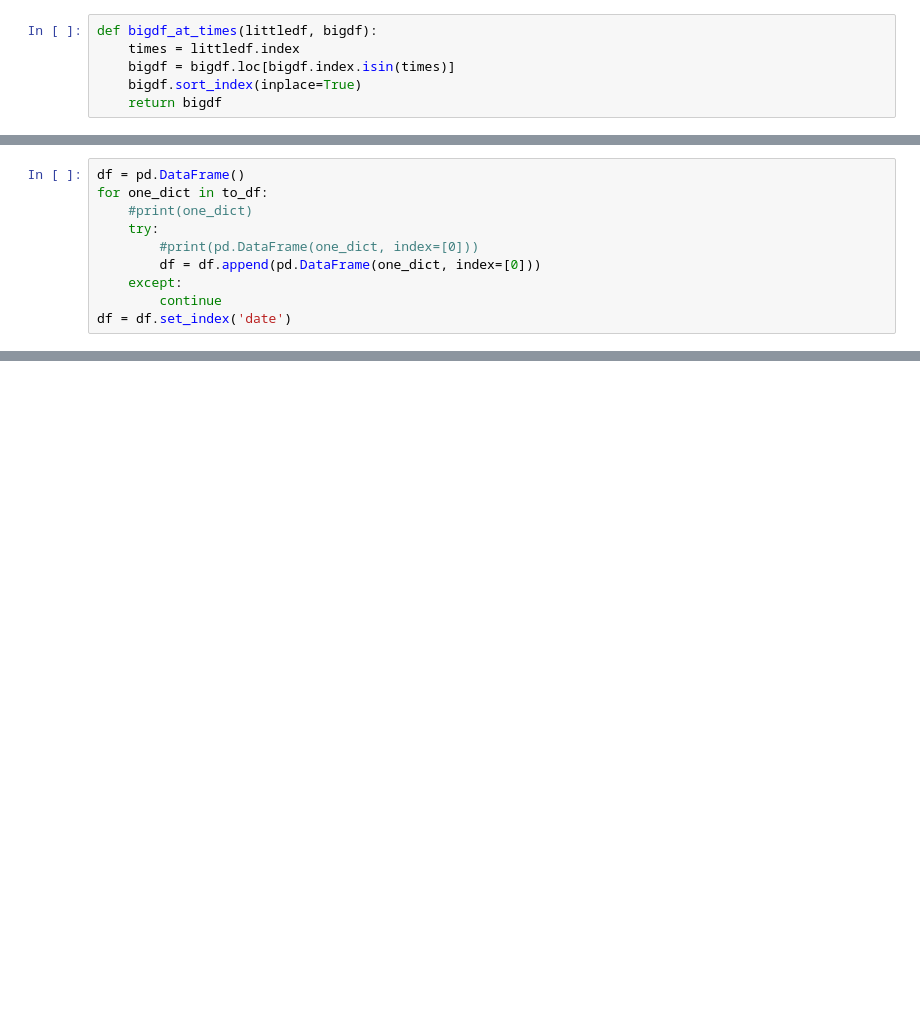
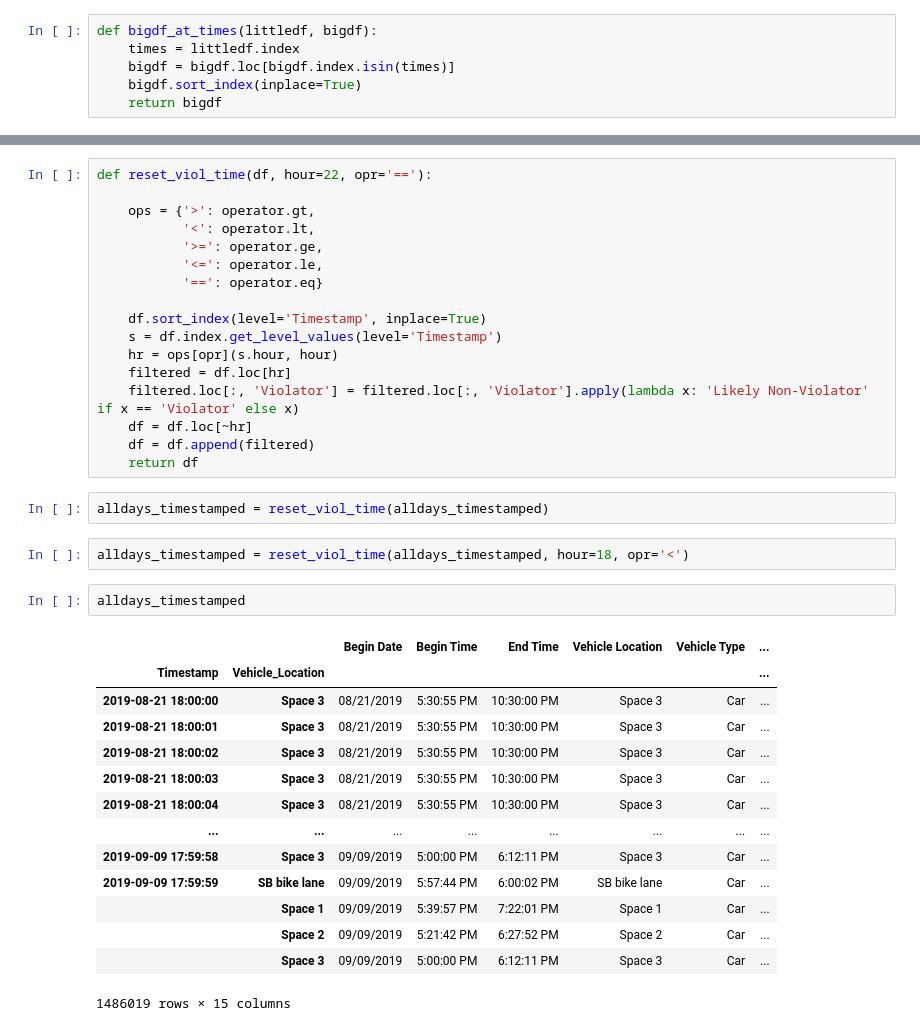
Before and after one commit to ucla-its/curb-analysis-visuals, a Jupyter notebook: AnalyzeBetter.ipynb, the cells around one changed output, grey strips where cells are left out. Cells and saved outputs as stored; diff of their text form; blank space fills up the shorter version.

```diff
--- a/AnalyzeBetter.ipynb
+++ b/AnalyzeBetter.ipynb
@@ -152,10 +157,0 @@ to_df = plot_everything(alldays_timestamped)
-# %%
-df = pd.DataFrame()
-for one_dict in to_df:
-    #print(one_dict)
-    try:
-        #print(pd.DataFrame(one_dict, index=[0]))
-        df = df.append(pd.DataFrame(one_dict, index=[0]))
-    except:
-        continue
-df = df.set_index('date')
@@ -186,0 +280,38 @@ df
+# %%
+def reset_viol_time(df, hour=22, opr='=='):
+
+    ops = {'>': operator.gt,
+           '<': operator.lt,
+           '>=': operator.ge,
+           '<=': operator.le,
+           '==': operator.eq}
+
+    df.sort_index(level='Timestamp', inplace=True)
+    s = df.index.get_level_values(level='Timestamp')
+    hr = ops[opr](s.hour, hour)
+    filtered = df.loc[hr]
+    filtered.loc[:, 'Violator'] = filtered.loc[:, 'Violator'].apply(lambda x: 'Likely Non-Violator' if x == 'Violator' else x)
+    df = df.loc[~hr]
+    df = df.append(filtered)
+    return df
+# %%
+alldays_timestamped = reset_viol_time(alldays_timestamped)
+# %%
+alldays_timestamped = reset_viol_time(alldays_timestamped, hour=18, opr='<')
+# %%
+alldays_timestamped
+# %% [output]
+|  |  | Begin Date | Begin Time | End Time | Vehicle Location | Vehicle Type | ... |
+| Timestamp | Vehicle_Location |  |  |  |  |  | ... |
+| 2019-08-21 18:00:00 | Space 3 | 08/21/2019 | 5:30:55 PM | 10:30:00 PM | Space 3 | Car | ... |
+| 2019-08-21 18:00:01 | Space 3 | 08/21/2019 | 5:30:55 PM | 10:30:00 PM | Space 3 | Car | ... |
+| 2019-08-21 18:00:02 | Space 3 | 08/21/2019 | 5:30:55 PM | 10:30:00 PM | Space 3 | Car | ... |
+| 2019-08-21 18:00:03 | Space 3 | 08/21/2019 | 5:30:55 PM | 10:30:00 PM | Space 3 | Car | ... |
+| 2019-08-21 18:00:04 | Space 3 | 08/21/2019 | 5:30:55 PM | 10:30:00 PM | Space 3 | Car | ... |
+| ... | ... | ... | ... | ... | ... | ... | ... |
+| 2019-09-09 17:59:58 | Space 3 | 09/09/2019 | 5:00:00 PM | 6:12:11 PM | Space 3 | Car | ... |
+| 2019-09-09 17:59:59 | SB bike lane | 09/09/2019 | 5:57:44 PM | 6:00:02 PM | SB bike lane | Car | ... |
+|  | Space 1 | 09/09/2019 | 5:39:57 PM | 7:22:01 PM | Space 1 | Car | ... |
+|  | Space 2 | 09/09/2019 | 5:21:42 PM | 6:27:52 PM | Space 2 | Car | ... |
+|  | Space 3 | 09/09/2019 | 5:00:00 PM | 6:12:11 PM | Space 3 | Car | ... |
+1486019 rows × 15 columns
```
Also changed, not shown: parts of 31 cells of this notebook, 4 other files.
